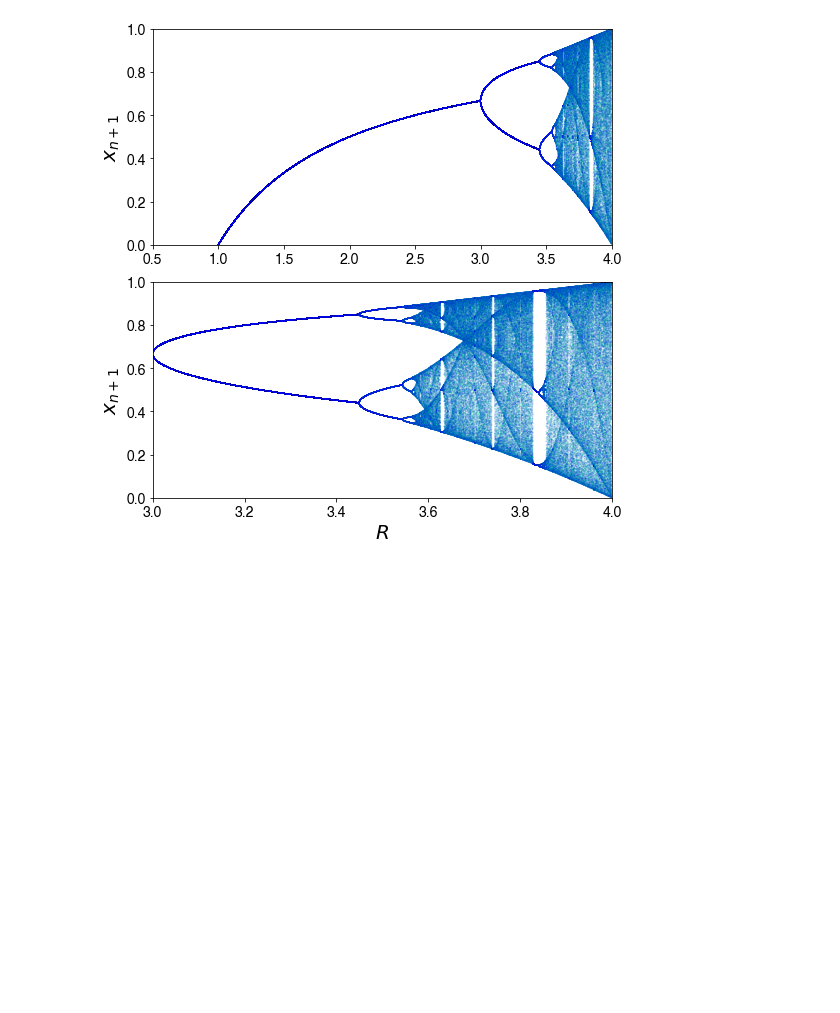
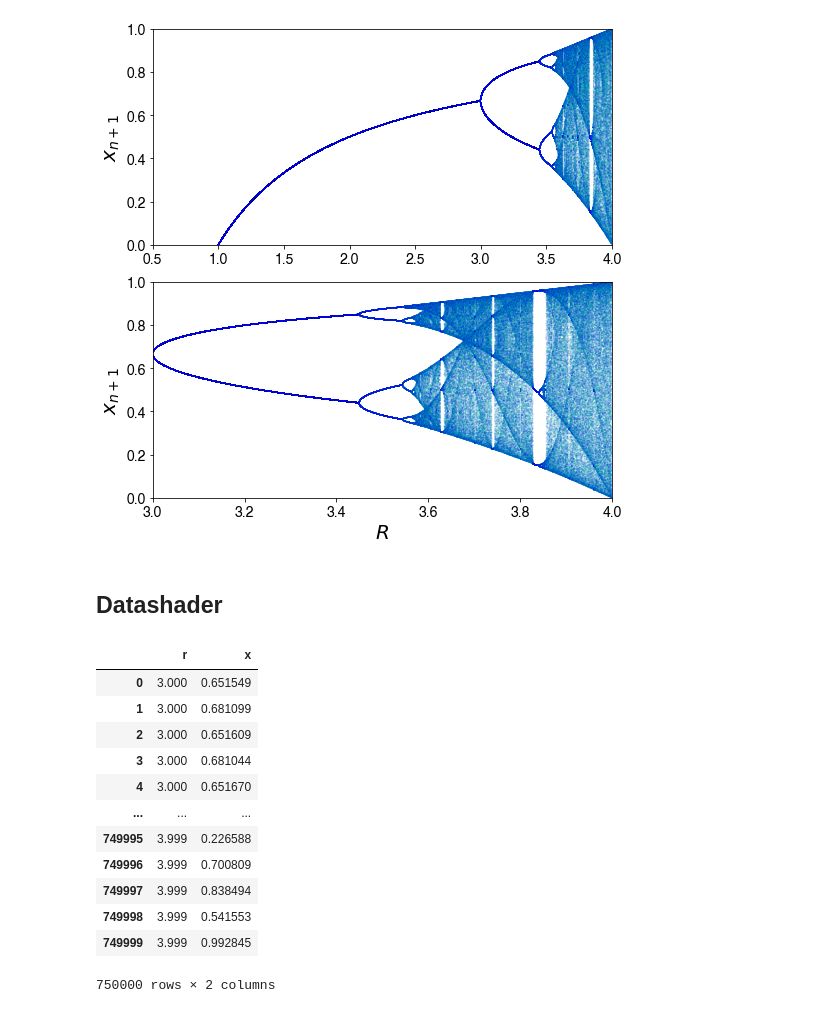
Before and after one commit to jrncarlock/complexity-gallery, a Jupyter notebook: logistic_map/logistic_map.ipynb, the cells around one changed output. Saved outputs shown, nothing was run; the diff lists cells and outputs as text; code cells hidden in the pictures; blank space fills up the shorter version.

```diff
--- a/logistic_map/logistic_map.ipynb
+++ b/logistic_map/logistic_map.ipynb
@@ -71,3 +75,35 @@ fig.tight_layout()
 [figure]
 # %%
 fig.savefig('logistic_map.png', dpi=300, bbox_inches='tight')
+# %% [markdown]
+## Datashader
+# %%
+dx = pd.DataFrame()
+temp = pd.DataFrame()
+
+sample=750
+data = df2.drop('t', axis=1).tail(sample).reset_index().drop('index', axis=1)
+
+temp['r'] = list(range(len(data)))
+for i in data.columns:
+
+    temp['r'] = float(i)
+    temp['x'] = data[i]
+    dx = pd.concat([dx,temp])
+
+dx = dx.reset_index().drop('index', axis=1)
+dx
+# %% [output]
+|  | r | x |
+| 0 | 3.000 | 0.651549 |
+| 1 | 3.000 | 0.681099 |
+| 2 | 3.000 | 0.651609 |
+| 3 | 3.000 | 0.681044 |
+| 4 | 3.000 | 0.651670 |
+| ... | ... | ... |
+| 749995 | 3.999 | 0.226588 |
+| 749996 | 3.999 | 0.700809 |
+| 749997 | 3.999 | 0.838494 |
+| 749998 | 3.999 | 0.541553 |
+| 749999 | 3.999 | 0.992845 |
+750000 rows × 2 columns
```
Also changed, not shown: parts of 6 cells of this notebook, 3 other files.
